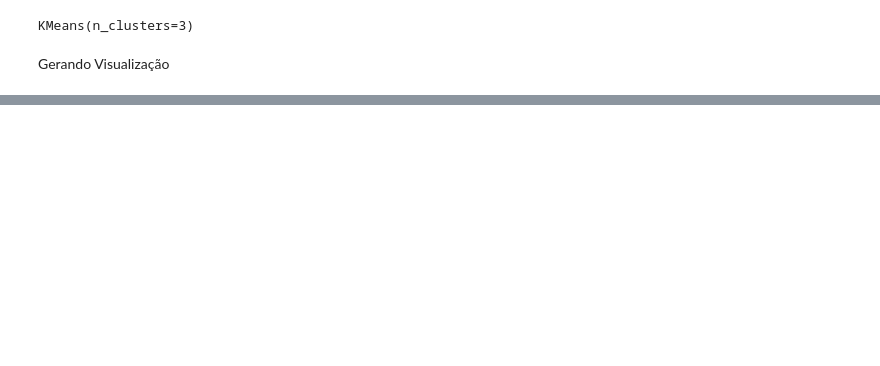
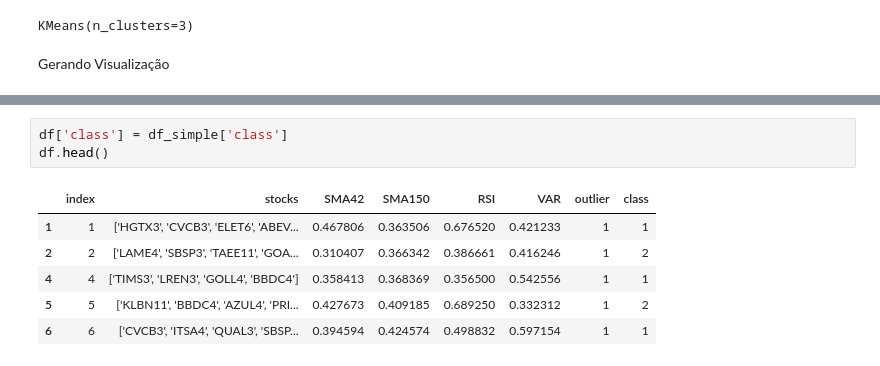
Before and after one commit to sslp23/investai, a Jupyter notebook: kmeans.ipynb, the cells around one changed output, grey strips where cells are left out. Saved outputs shown, nothing was run; the diff lists cells and outputs as text; blank space fills up the shorter version.

```diff
--- a/kmeans.ipynb
+++ b/kmeans.ipynb
@@ -56,0 +100,10 @@ No handles with labels found to put in legend.
+# %%
+df['class'] = df_simple['class']
+df.head()
+# %% [output]
+|  | index | stocks | SMA42 | SMA150 | RSI | VAR | outlier | class |
+| 1 | 1 | ['HGTX3', 'CVCB3', 'ELET6', 'ABEV... | 0.467806 | 0.363506 | 0.676520 | 0.421233 | 1 | 1 |
+| 2 | 2 | ['LAME4', 'SBSP3', 'TAEE11', 'GOA... | 0.310407 | 0.366342 | 0.386661 | 0.416246 | 1 | 2 |
+| 4 | 4 | ['TIMS3', 'LREN3', 'GOLL4', 'BBDC4'] | 0.358413 | 0.368369 | 0.356500 | 0.542556 | 1 | 1 |
+| 5 | 5 | ['KLBN11', 'BBDC4', 'AZUL4', 'PRI... | 0.427673 | 0.409185 | 0.689250 | 0.332312 | 1 | 2 |
+| 6 | 6 | ['CVCB3', 'ITSA4', 'QUAL3', 'SBSP... | 0.394594 | 0.424574 | 0.498832 | 0.597154 | 1 | 1 |
```
Also changed, not shown: parts of 12 cells of this notebook.
